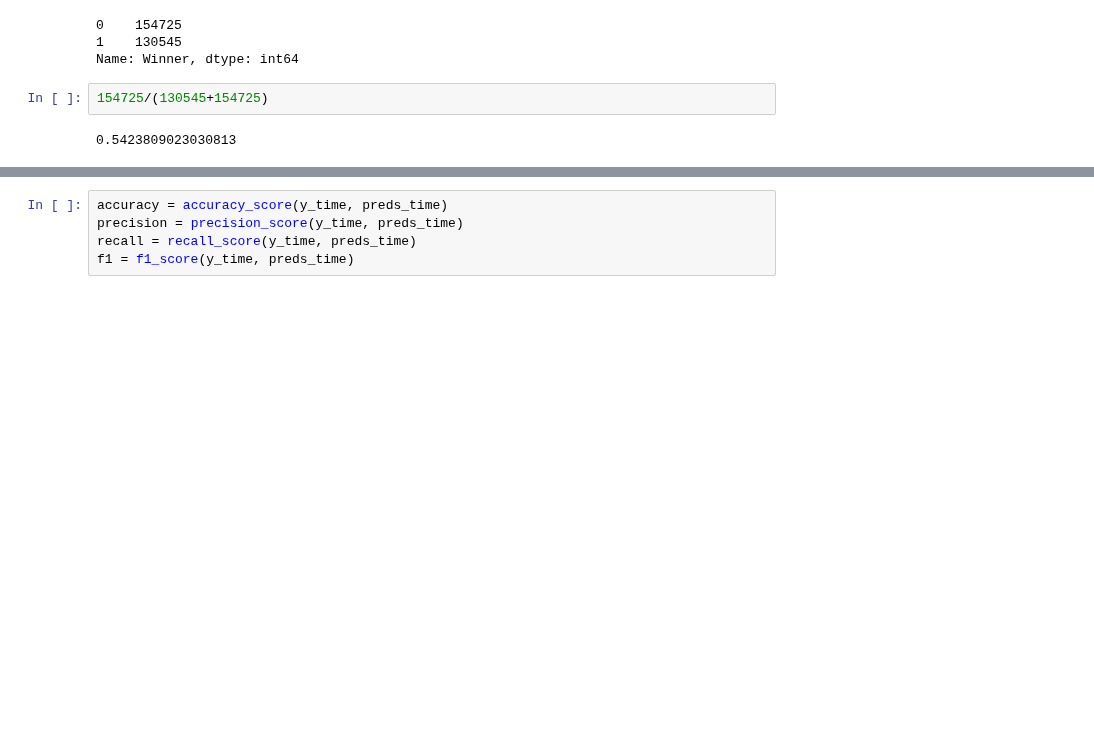
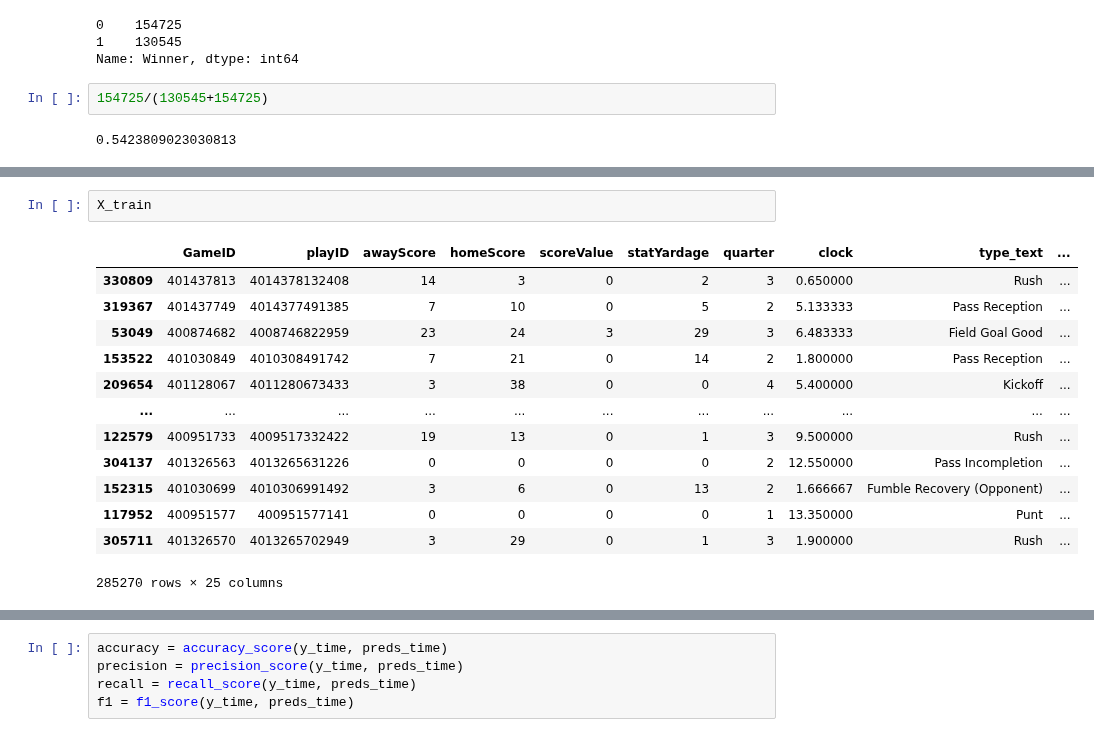
Before and after one commit to michel-wue/Seminar, a Jupyter notebook: Untitled3.ipynb, the cells around one changed output, grey strips where cells are left out. Saved outputs shown, nothing was run; the diff lists cells and outputs as text; blank space fills up the shorter version.

```diff
--- a/Untitled3.ipynb
+++ b/Untitled3.ipynb
@@ -214,2 +243,18 @@ Name: Winner, Length: 285270, dtype: object
+# %%
+X_train
+# %% [output]
+|  | GameID | playID | awayScore | homeScore | scoreValue | statYardage | quarter | clock | type_text | ... |
+| 330809 | 401437813 | 4014378132408 | 14 | 3 | 0 | 2 | 3 | 0.650000 | Rush | ... |
+| 319367 | 401437749 | 4014377491385 | 7 | 10 | 0 | 5 | 2 | 5.133333 | Pass Reception | ... |
+| 53049 | 400874682 | 4008746822959 | 23 | 24 | 3 | 29 | 3 | 6.483333 | Field Goal Good | ... |
+| 153522 | 401030849 | 4010308491742 | 7 | 21 | 0 | 14 | 2 | 1.800000 | Pass Reception | ... |
+| 209654 | 401128067 | 4011280673433 | 3 | 38 | 0 | 0 | 4 | 5.400000 | Kickoff | ... |
+| ... | ... | ... | ... | ... | ... | ... | ... | ... | ... | ... |
+| 122579 | 400951733 | 4009517332422 | 19 | 13 | 0 | 1 | 3 | 9.500000 | Rush | ... |
+| 304137 | 401326563 | 4013265631226 | 0 | 0 | 0 | 0 | 2 | 12.550000 | Pass Incompletion | ... |
+| 152315 | 401030699 | 4010306991492 | 3 | 6 | 0 | 13 | 2 | 1.666667 | Fumble Recovery (Opponent) | ... |
+| 117952 | 400951577 | 400951577141 | 0 | 0 | 0 | 0 | 1 | 13.350000 | Punt | ... |
+| 305711 | 401326570 | 4013265702949 | 3 | 29 | 0 | 1 | 3 | 1.900000 | Rush | ... |
+285270 rows × 25 columns
 # %%
 
```
Also changed, not shown: parts of 22 cells of this notebook.
